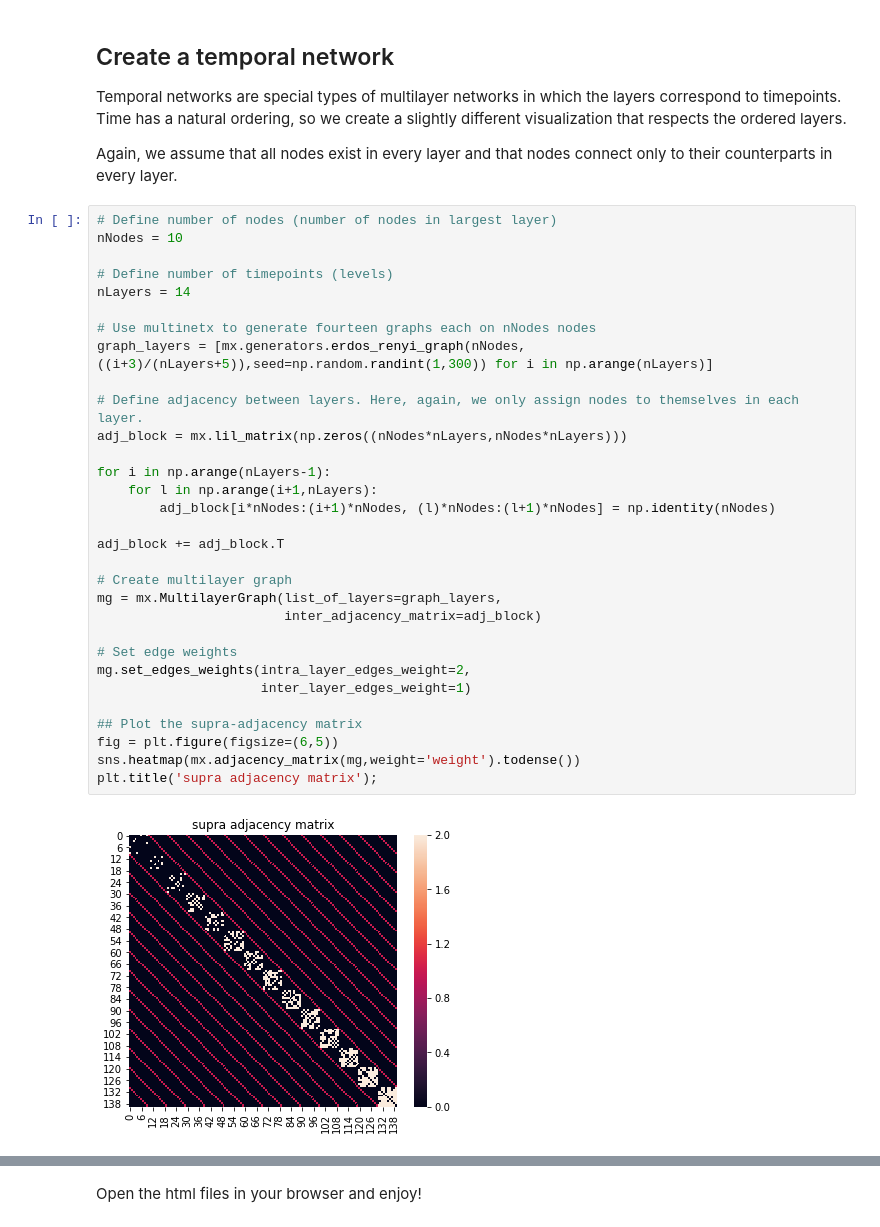
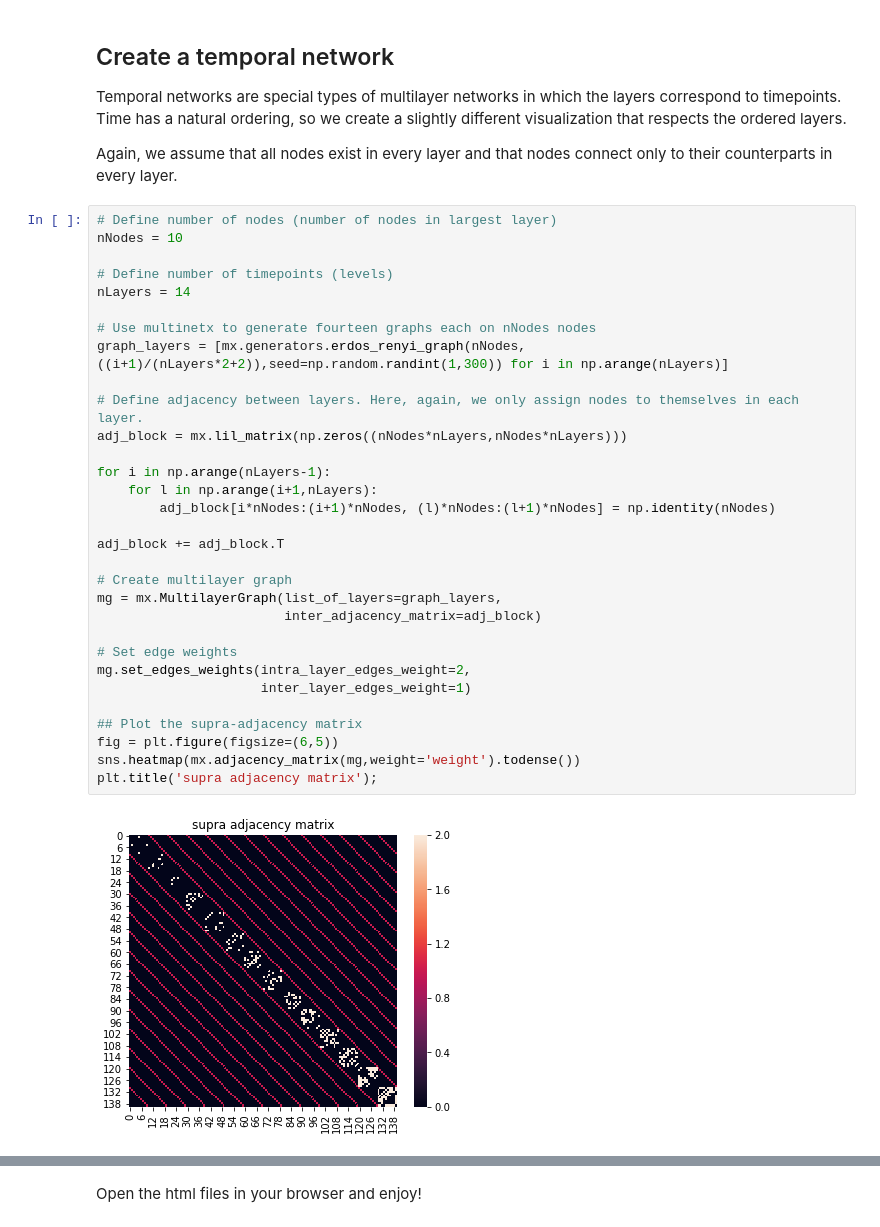
Before and after one commit to asizemore/multilayer_network_examples, a Jupyter notebook: mx_viz_examples.ipynb, the cells around one changed output, grey strips where cells are left out. Saved outputs shown, nothing was run; the diff lists cells and outputs as text.

```diff
--- a/mx_viz_examples.ipynb
+++ b/mx_viz_examples.ipynb
@@ -95,34 +95,34 @@ Again, we assume that all nodes exist in every layer and that nodes connect only
 # Define number of nodes (number of nodes in largest layer)
 nNodes = 10
 
 # Define number of timepoints (levels)
 nLayers = 14
 
 # Use multinetx to generate fourteen graphs each on nNodes nodes
-graph_layers = [mx.generators.erdos_renyi_graph(nNodes,((i+3)/(nLayers+5)),seed=np.random.randint(1,300)) for i in np.arange(nLayers)]
+graph_layers = [mx.generators.erdos_renyi_graph(nNodes,((i+1)/(nLayers*2+2)),seed=np.random.randint(1,300)) for i in np.arange(nLayers)]
 
 # Define adjacency between layers. Here, again, we only assign nodes to themselves in each layer.
 adj_block = mx.lil_matrix(np.zeros((nNodes*nLayers,nNodes*nLayers)))
 
 for i in np.arange(nLayers-1):
     for l in np.arange(i+1,nLayers):
         adj_block[i*nNodes:(i+1)*nNodes, (l)*nNodes:(l+1)*nNodes] = np.identity(nNodes)
 
 adj_block += adj_block.T
 
 # Create multilayer graph
 mg = mx.MultilayerGraph(list_of_layers=graph_layers,
                         inter_adjacency_matrix=adj_block)
 
 # Set edge weights
 mg.set_edges_weights(intra_layer_edges_weight=2,
                      inter_layer_edges_weight=1)
 
 ## Plot the supra-adjacency matrix
 fig = plt.figure(figsize=(6,5))
 sns.heatmap(mx.adjacency_matrix(mg,weight='weight').todense())
 plt.title('supra adjacency matrix');
 # %% [output]
-[figure, old version]
+[figure, new version]
 # %%
 # As before, generate positions for nodes in the first layer.
```
Also changed, not shown: parts of 2 cells of this notebook, 2 other files.
